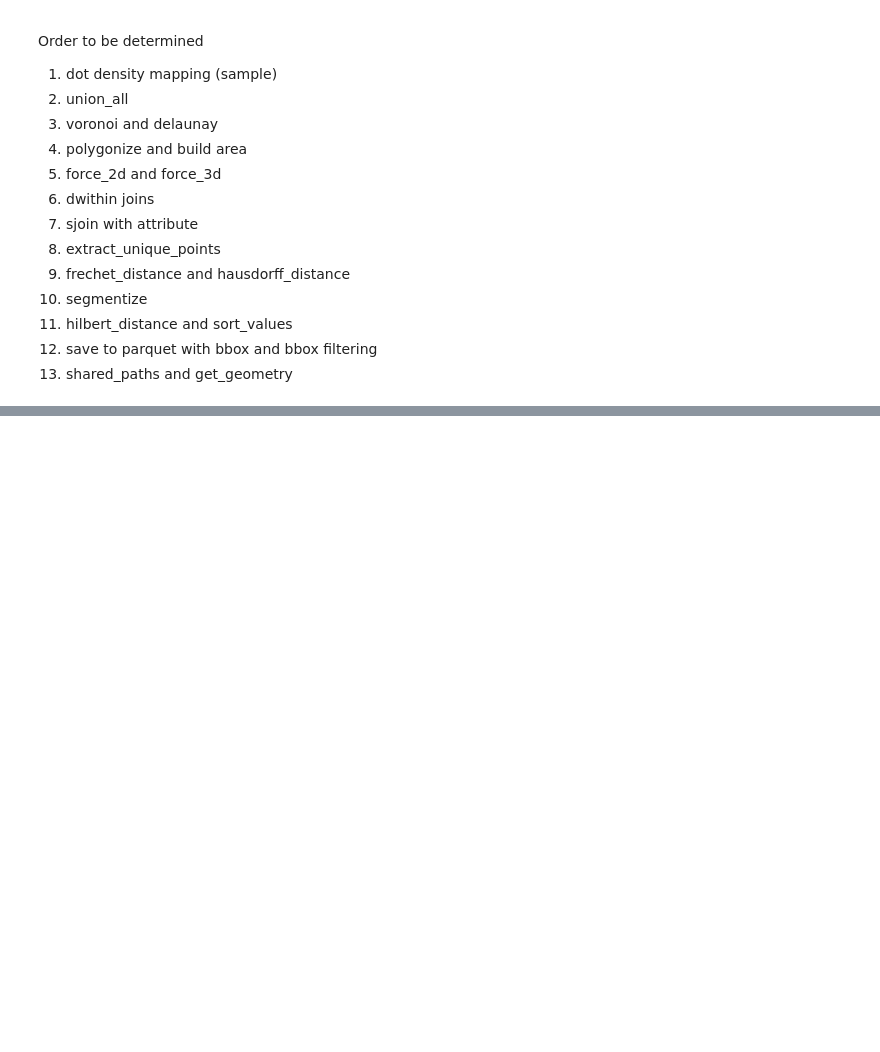
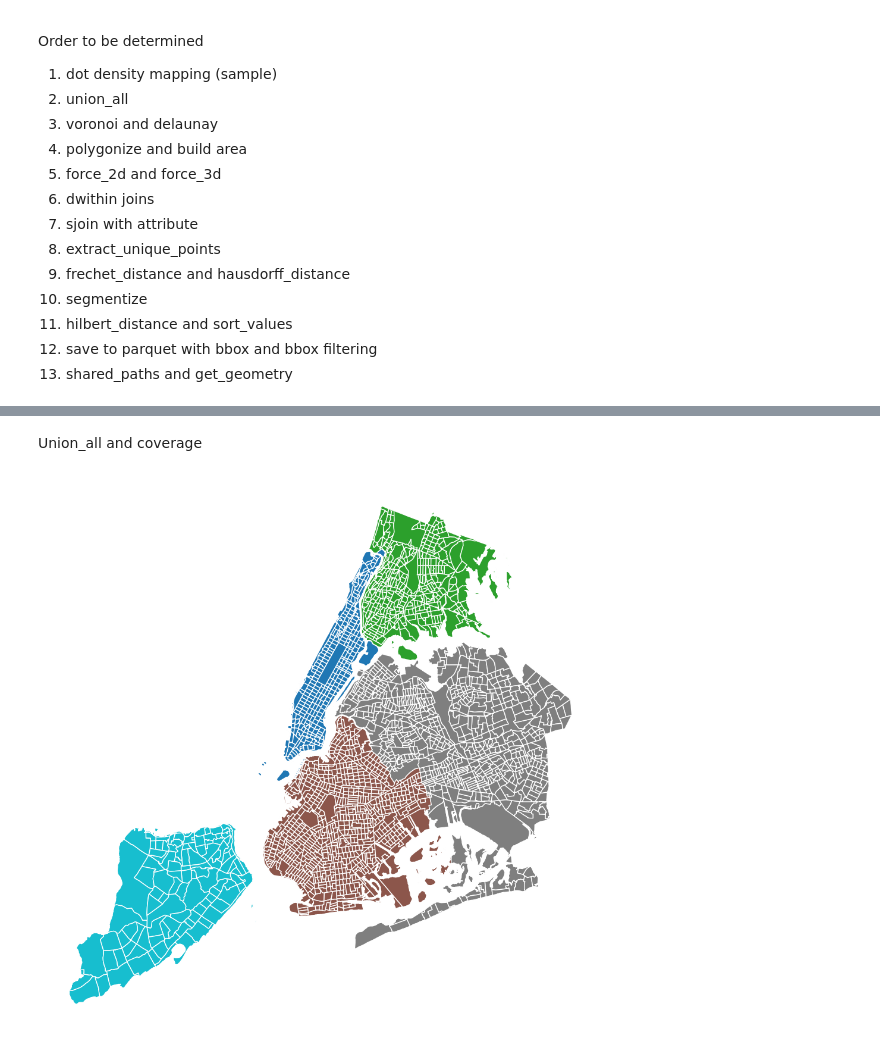
Before and after one commit to martinfleis/geopandas-one-workshop, a Jupyter notebook: GeoPython2024.ipynb, the cells around one changed output, grey strips where cells are left out. Saved outputs shown, nothing was run; the diff lists cells and outputs as text; code cells hidden in the pictures; blank space fills up the shorter version.

```diff
--- a/GeoPython2024.ipynb
+++ b/GeoPython2024.ipynb
@@ -44,0 +132,8 @@ Order to be determined
+# %% [markdown]
+Union_all and coverage
+# %%
+nyc = geopandas.read_file(get_path("geoda nyc education"))
+# %%
+nyc.plot("BoroCode", figsize=(12, 12), edgecolor="w", linewidth=1).set_axis_off()
+# %% [output]
+[figure, added]
```
Also changed, not shown: parts of 17 cells of this notebook, 3 other files.
